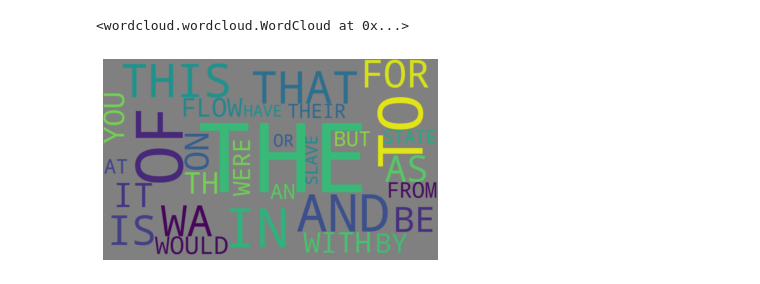
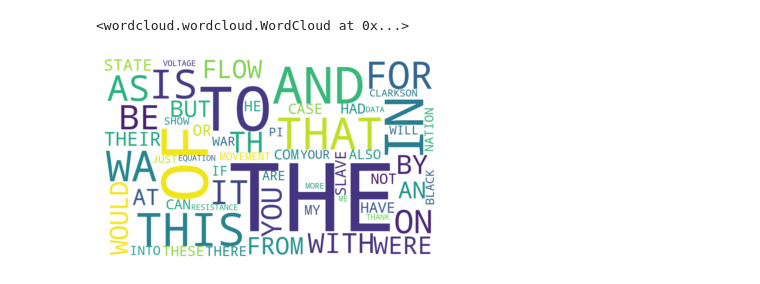
Before and after one commit to Joshua-Elms/nsf-reu2022, a Jupyter notebook: continuous_authentication/analysis/single_wordcloud.ipynb, the cells around one changed output. Drawn from its saved outputs; the diff is of its cells as text; code cells hidden in the pictures.

```diff
--- a/continuous_authentication/analysis/single_wordcloud.ipynb
+++ b/continuous_authentication/analysis/single_wordcloud.ipynb
@@ -48,15 +48,15 @@ text_write.close()
 # %%
 #word cloud with txt file
 text = open('wordcloud_data/txt_files/single_user.txt').read()
 stop_words = ["xxxx", "xxx", "xx","xxxxx"]
-wc = wordcloud.WordCloud(max_words= 30,collocations= False, background_color='grey', height = 600, width = 1000, stopwords= stop_words)
+wc = wordcloud.WordCloud(max_words= 60,collocations= False, background_color='white', height = 600, width = 1000, stopwords= stop_words)
 wc.generate(text)
 
 # save to file
 plt.imshow(wc, interpolation='bilinear')
 plt.axis("off")
 plt.show
 wc.to_file('wordcloud_output.png')
 # %% [output]
 <wordcloud.wordcloud.WordCloud at 0x...>
-[figure, old version]
+[figure, new version]
```
Also changed, not shown: 7 other files.
